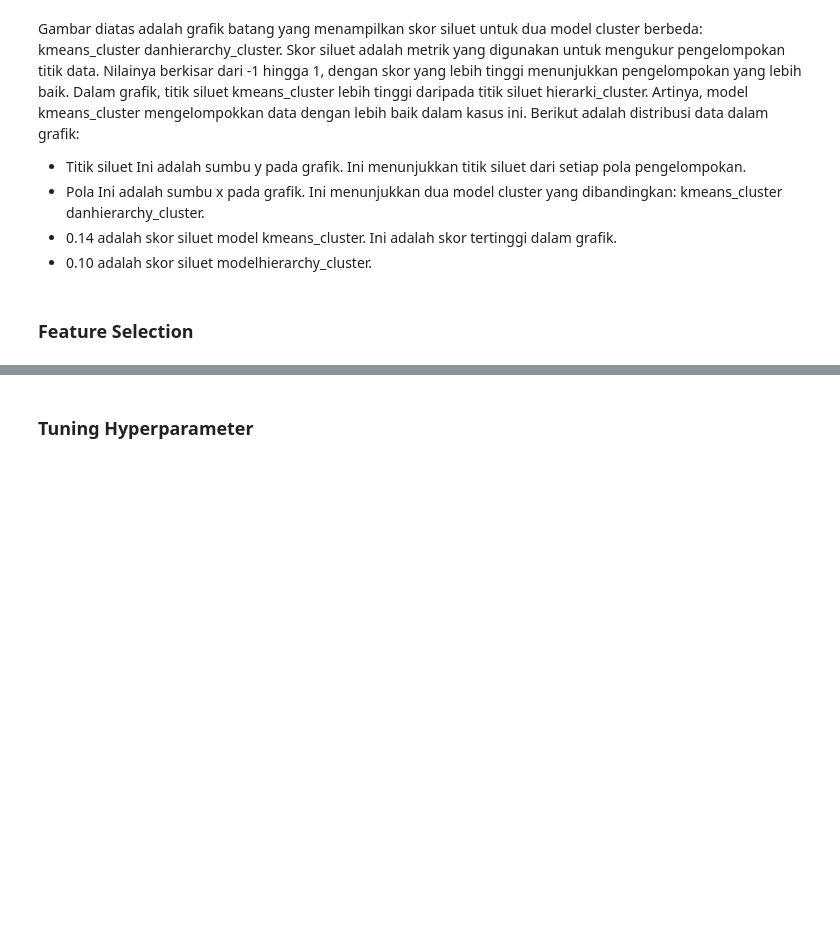
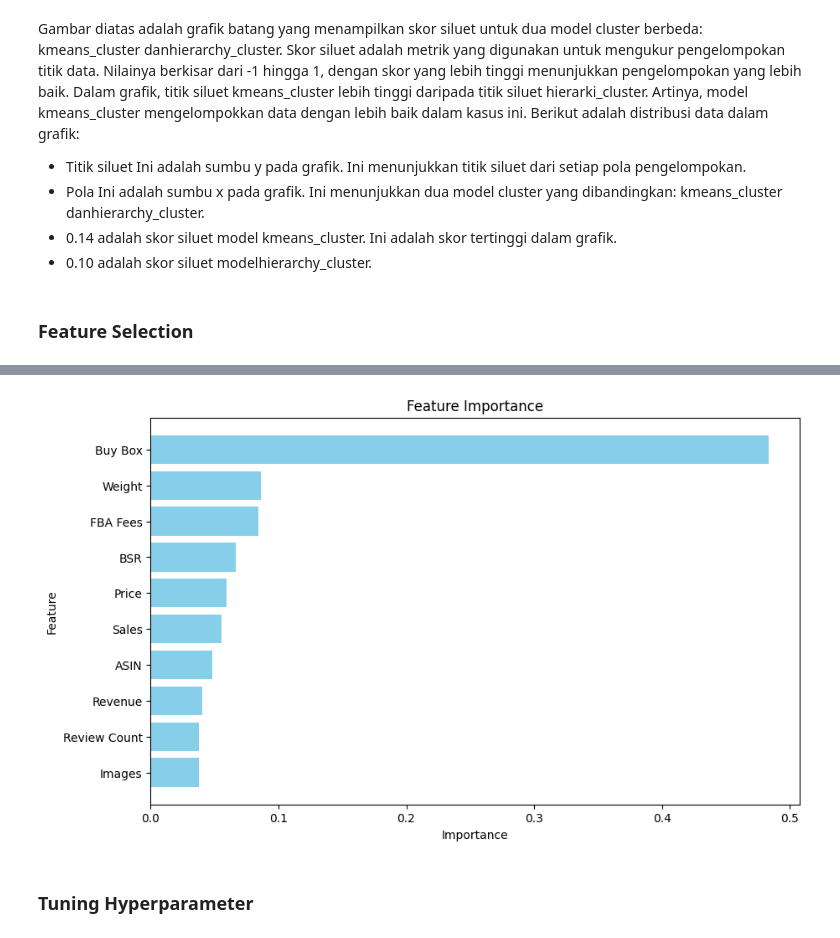
Before and after one commit to raffithoriq/tugas-Data-Mining-, a Jupyter notebook: Tugas_Data_Mining.ipynb, the cells around one changed output, grey strips where cells are left out. Saved outputs shown, nothing was run; the diff lists cells and outputs as text; code cells hidden in the pictures; blank space fills up the shorter version.

```diff
--- a/Tugas_Data_Mining.ipynb
+++ b/Tugas_Data_Mining.ipynb
@@ -1871,0 +1854,78 @@ plt.show()
+# %%
+import pandas as pd
+from sklearn.preprocessing import MinMaxScaler, LabelEncoder
+from sklearn.feature_selection import SelectKBest, chi2
+from sklearn.model_selection import train_test_split
+from sklearn.ensemble import RandomForestClassifier
+from sklearn.metrics import classification_report
+import matplotlib.pyplot as plt
+
+# Load dataset
+df = pd.read_csv('dataset.csv')
+
+# Check for missing values and handle if necessary
+if df.isnull().sum().sum() > 0:
+    df = df.dropna()  # Drop rows with missing values or use imputation
+
+# Handle non-numeric values (e.g., categorical variables) with Label Encoding
+label_encoder = LabelEncoder()
+for col in df.columns:
+    if df[col].dtype == 'object':
+        df[col] = label_encoder.fit_transform(df[col])
+
+# Separate features and target variable
+X = df.drop('Delivery', axis=1)  # Replace 'TargetColumnName' with actual target column name
+y = df['Delivery']  # Replace 'TargetColumnName' with actual target column name
+
+# Normalize features using MinMaxScaler
+scaler = MinMaxScaler()
+X_norm = scaler.fit_transform(X)
+
+# Split the dataset into training and testing sets
+X_train, X_test, y_train, y_test = train_test_split(X_norm, y, test_size=0.2, random_state=42)
+
+# Initialize SelectKBest with chi2 score function
+selector = SelectKBest(score_func=chi2, k=10)
+
+# Fit selector to training data and target
+selector.fit(X_train, y_train)
+
+# Get selected feature indices
+selected_indices = selector.get_support(indices=True)
+
+# Get selected feature names
+selected_features = X.columns[selected_indices]
+
+# Apply feature selection to training and testing sets
+X_train_selected = X_train[:, selected_indices]
+X_test_selected = X_test[:, selected_indices]
+
+# Initialize a Random Forest Classifier
+rf_classifier = RandomForestClassifier(random_state=42)
+
+# Train the classifier on the selected features
+rf_classifier.fit(X_train_selected, y_train)
+
+# Make predictions on the test set
+y_pred = rf_classifier.predict(X_test_selected)
+
+# Evaluate the model
+report = classification_report(y_test, y_pred)
+print(report)
+
+# Plot feature importances (if applicable)
+if hasattr(rf_classifier, 'feature_importances_'):
+    feature_importances = rf_classifier.feature_importances_
+    feature_importance_df = pd.DataFrame({'Feature': selected_features, 'Importance': feature_importances})
+    feature_importance_df = feature_importance_df.sort_values(by='Importance', ascending=False)
+
+    plt.figure(figsize=(10, 6))
+    plt.barh(feature_importance_df['Feature'], feature_importance_df['Importance'], color='skyblue')
+    plt.xlabel('Importance')
+    plt.ylabel('Feature')
+    plt.title('Feature Importance')
+    plt.gca().invert_yaxis()
+    plt.show()
+
+# Perform any additional review or analysis as needed
+# %% [output]
@@ -1872,3 +1941,4 @@ plt.show()
+[figure, added]
 # %% [markdown]
 ### Tuning Hyperparameter
 # %%
```
Also changed, not shown: parts of 5 cells of this notebook.
